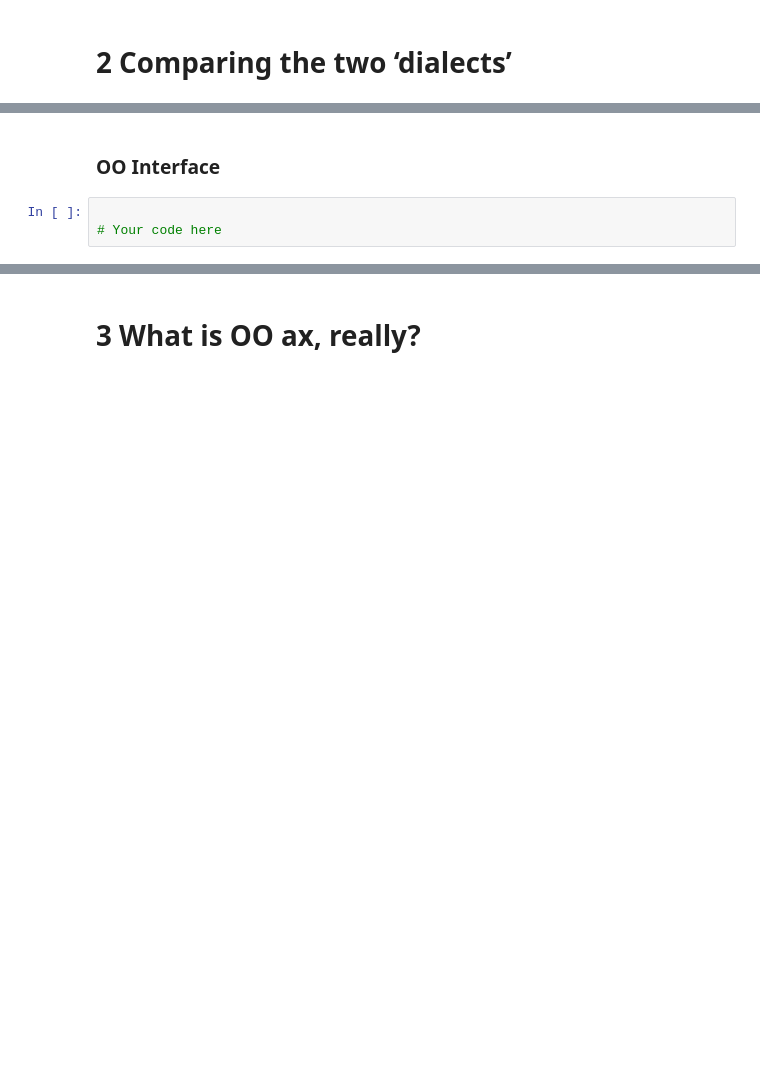
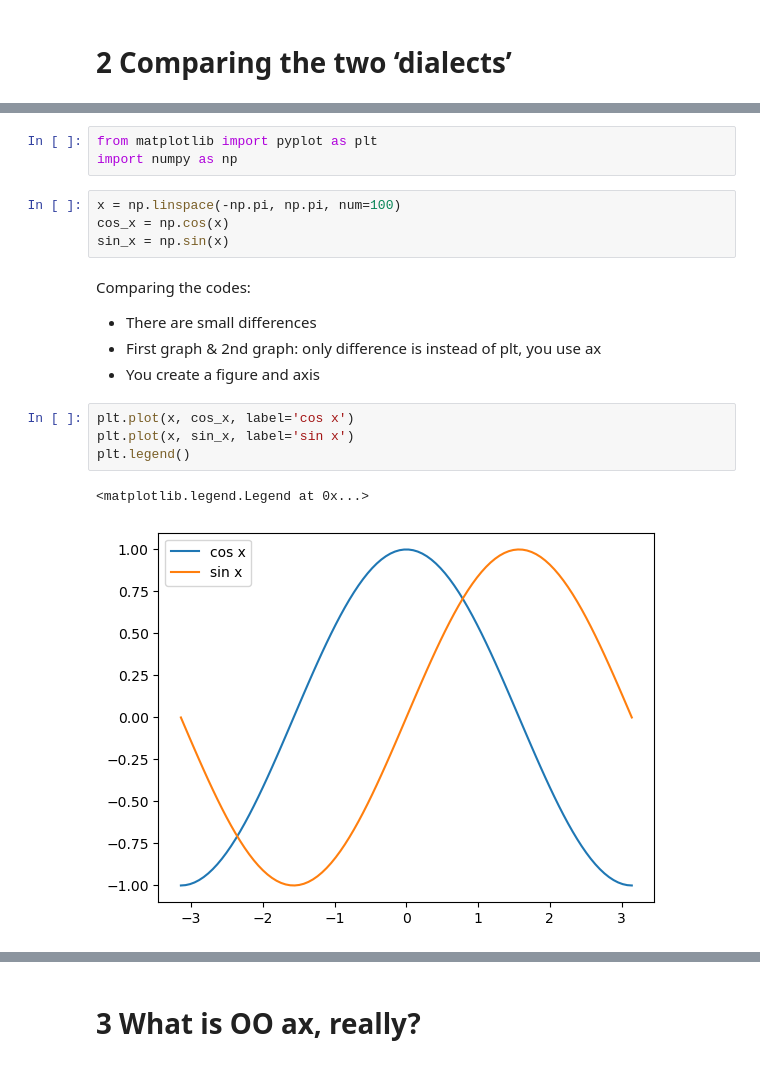
Before and after one commit to SPS-SP2273/learning-portfolio-2025-january-caitlinsylim, a Jupyter notebook: 7.1_plotting/plotting_(good).ipynb, the cells around one changed output, grey strips where cells are left out. Cells and saved outputs as stored; diff of their text form; blank space fills up the shorter version.

Commit message:
15feb_plotting_gd

```diff
--- a/7.1_plotting/plotting_(good).ipynb
+++ b/7.1_plotting/plotting_(good).ipynb
@@ -14,5 +7,19 @@
-# %% [markdown]
-### OO Interface
-# %%
-
-# Your code here
+# %%
+from matplotlib import pyplot as plt
+import numpy as np
+# %%
+x = np.linspace(-np.pi, np.pi, num=100)
+cos_x = np.cos(x)
+sin_x = np.sin(x)
+# %% [markdown]
+Comparing the codes:
+- There are small differences
+- First graph & 2nd graph: only difference is instead of plt, you use ax
+- You create a figure and axis
+# %%
+plt.plot(x, cos_x, label='cos x')
+plt.plot(x, sin_x, label='sin x')
+plt.legend()
+# %% [output]
+<matplotlib.legend.Legend at 0x...>
+[figure, added]
```
Also changed, not shown: parts of 29 cells of this notebook.
